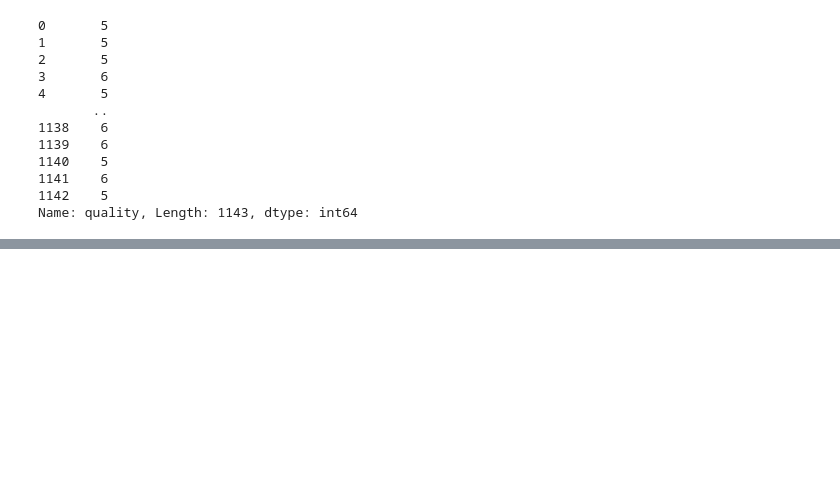
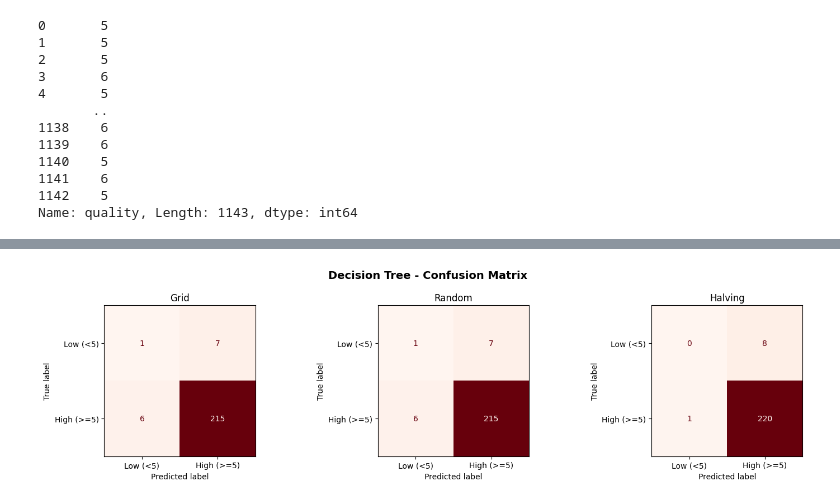
Before and after one commit to PratikshaPurkar2004/Machine_Learning_Assignment, a Jupyter notebook: DecisionTree_Tuning.ipynb, the cells around one changed output, grey strips where cells are left out. Drawn from its saved outputs; the diff is of its cells as text; code cells hidden in the pictures; blank space fills up the shorter version.

```diff
--- a/DecisionTree_Tuning.ipynb
+++ b/DecisionTree_Tuning.ipynb
@@ -122,0 +287,18 @@ plt.show()
+# %%
+# Confusion Matrix for all three methods
+# shows true positives, false positives, true negatives, false negatives
+from sklearn.metrics import confusion_matrix, ConfusionMatrixDisplay
+
+fig, axes = plt.subplots(1, 3, figsize=(15, 4))
+fig.suptitle('Decision Tree - Confusion Matrix', fontsize=14, fontweight='bold')
+
+for ax, (method, y_pred) in zip(axes, preds.items()):
+    cm = confusion_matrix(y_test, y_pred)
+    disp = ConfusionMatrixDisplay(confusion_matrix=cm, display_labels=['Low (<5)', 'High (>=5)'])
+    disp.plot(ax=ax, colorbar=False, cmap='Reds')
+    ax.set_title(method)
+
+plt.tight_layout()
+plt.show()
+# %% [output]
+[figure, added]
```
Also changed, not shown: parts of 13 cells of this notebook, 4 other files.
